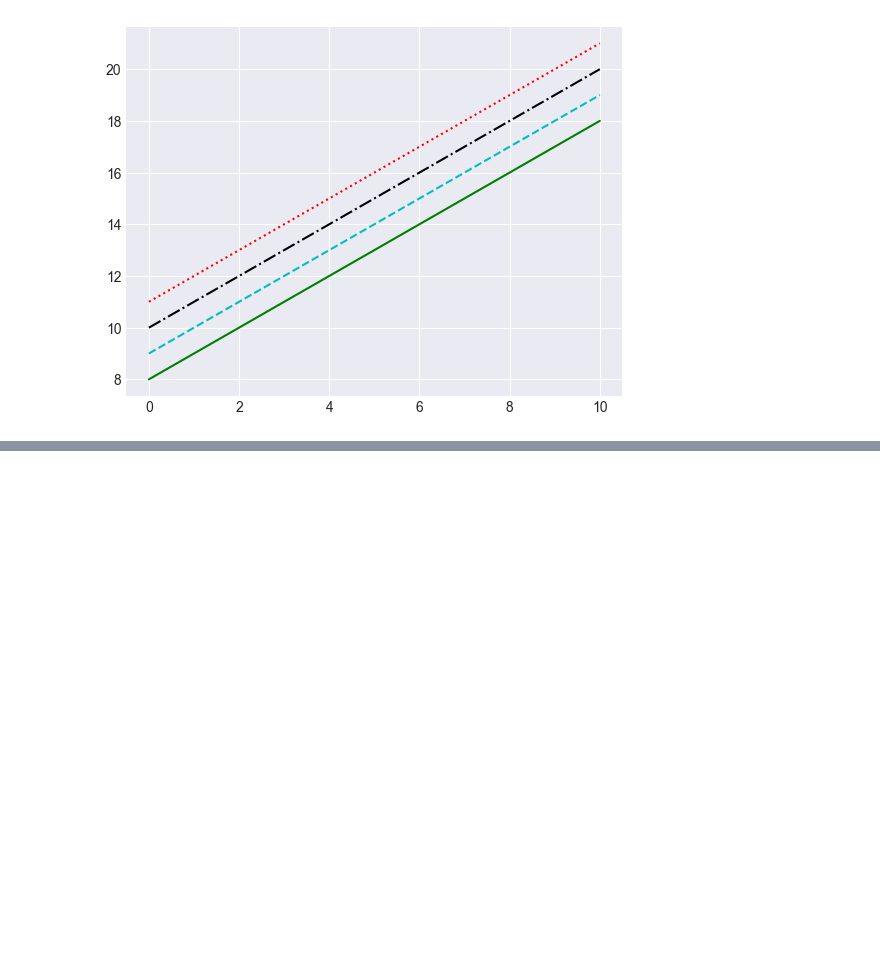
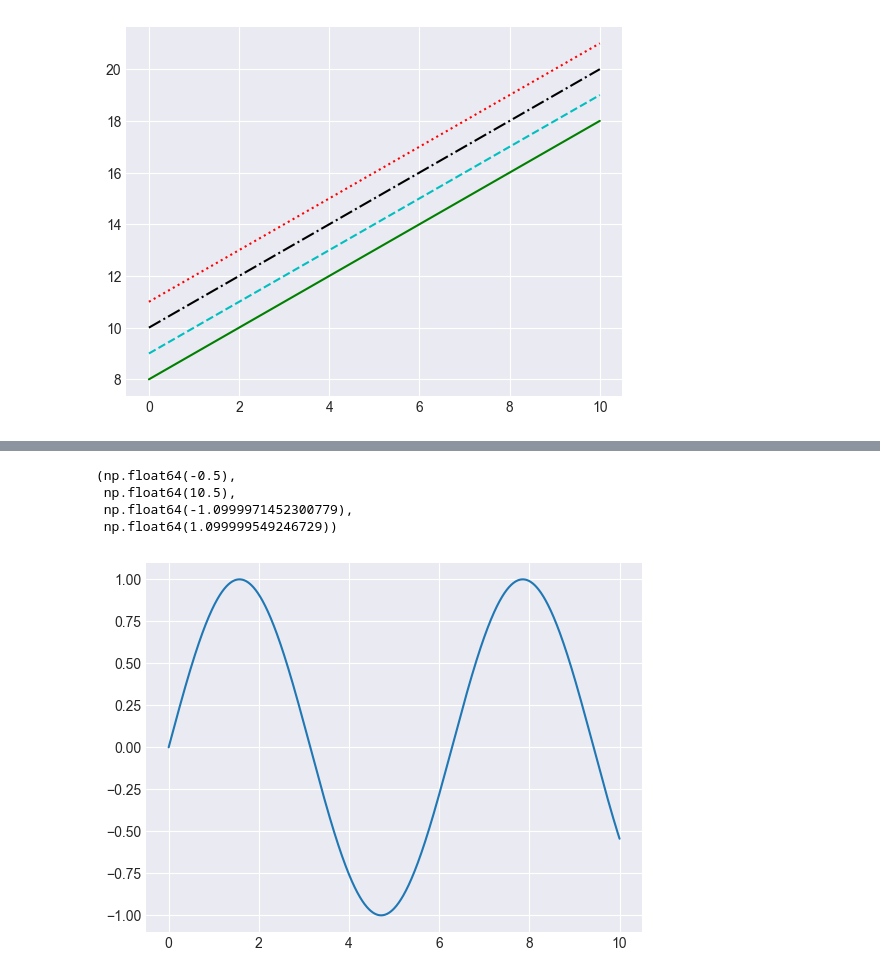
Before and after one commit to Rohan-RSA/PythonCourse, a Jupyter notebook: section5/SimpleLinePlots.ipynb, the cells around one changed output, grey strips where cells are left out. Saved outputs shown, nothing was run; the diff lists cells and outputs as text; code cells hidden in the pictures; blank space fills up the shorter version.

```diff
--- a/section5/SimpleLinePlots.ipynb
+++ b/section5/SimpleLinePlots.ipynb
@@ -90,0 +99,9 @@ plt.plot(x, x + 11, ':r')   # combine color and linestyle
+# %%
+plt.plot(x, np.sin(x))
+plt.axis('tight')
+# %% [output]
+(np.float64(-0.5),
+ np.float64(10.5),
+ np.float64(-1.0999971452300779),
+ np.float64(1.099999549246729))
+[figure, added]
```
Also changed, not shown: parts of 10 cells of this notebook, 2 other files.
